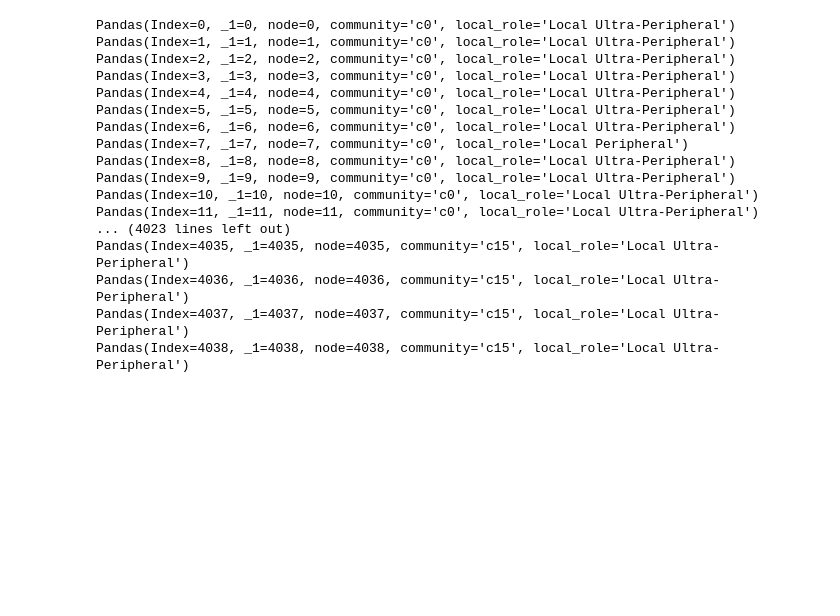
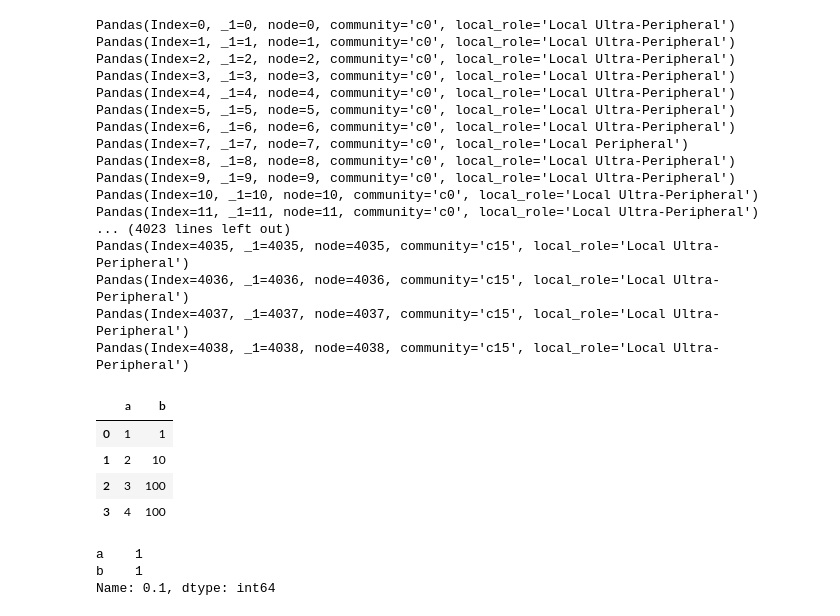
Before and after one commit to TZevs/SNA_Tool, a Jupyter notebook: notebooks/roles.ipynb, the cells around one changed output. Cells and saved outputs as stored; diff of their text form; code cells hidden in the pictures; blank space fills up the shorter version.

Commit message:
Experimenting with quantile

```diff
--- a/notebooks/roles.ipynb
+++ b/notebooks/roles.ipynb
@@ -116,3 +116,20 @@ Pandas(Index=4035, _1=4035, node=4035, community='c15', local_role='Local Ultra-
 Pandas(Index=4036, _1=4036, node=4036, community='c15', local_role='Local Ultra-Peripheral')
 Pandas(Index=4037, _1=4037, node=4037, community='c15', local_role='Local Ultra-Peripheral')
 Pandas(Index=4038, _1=4038, node=4038, community='c15', local_role='Local Ultra-Peripheral')
+# %%
+df = pd.DataFrame(
+    np.array([[1, 1], [2, 10], [3, 100], [4, 100]]), columns=["a", "b"]
+)
+df.head()
+# %% [output]
+|  | a | b |
+| 0 | 1 | 1 |
+| 1 | 2 | 10 |
+| 2 | 3 | 100 |
+| 3 | 4 | 100 |
+# %%
+df.quantile(0.1, interpolation='nearest')
+# %% [output]
+a    1
+b    1
+Name: 0.1, dtype: int64
```
